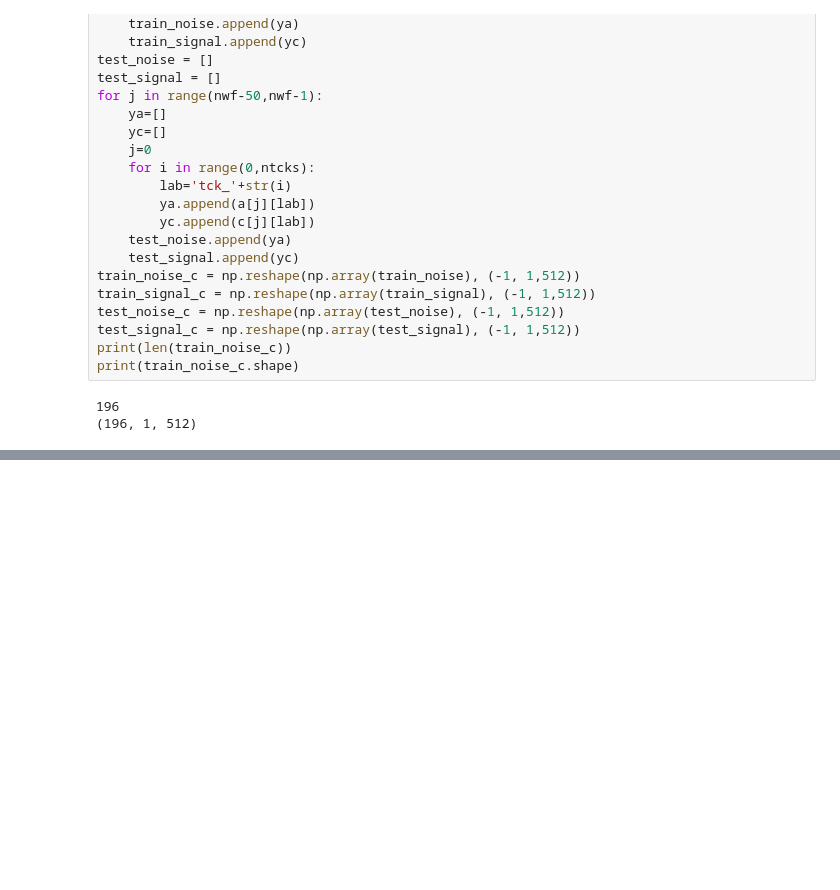
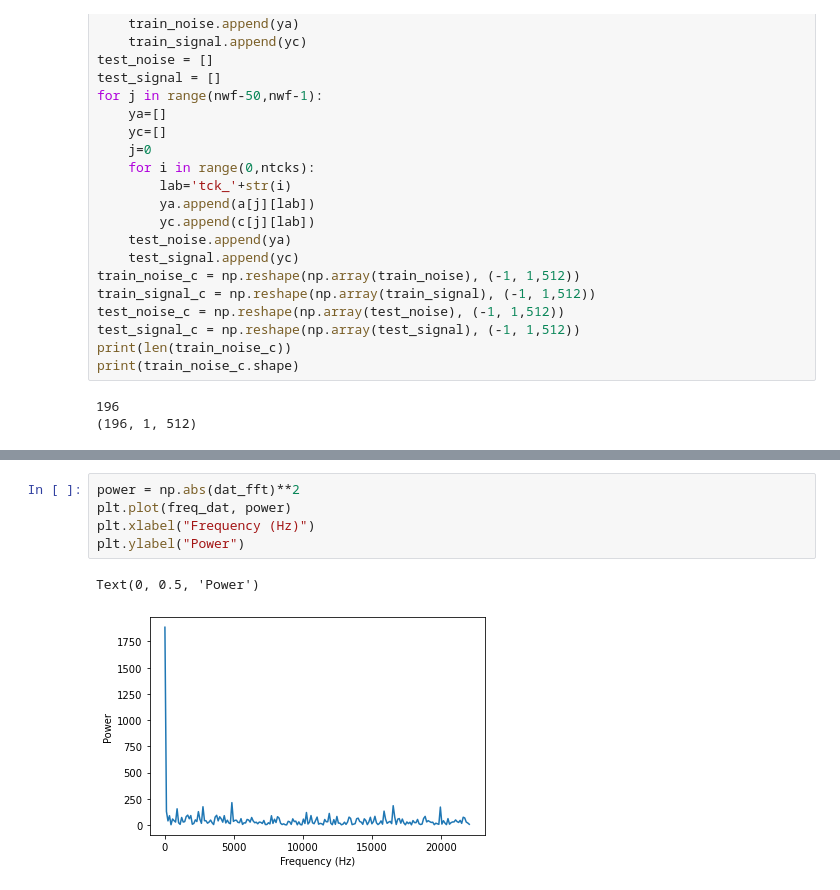
Before and after one commit to Gwynndandy/VQVAE-studies, a Jupyter notebook: scratch.ipynb, the cells around one changed output, grey strips where cells are left out. Cells and saved outputs as stored; diff of their text form; blank space fills up the shorter version.

```diff
--- a/scratch.ipynb
+++ b/scratch.ipynb
@@ -132,0 +188,8 @@ for i in range(len(test_signal)-1):
+# %%
+power = np.abs(dat_fft)**2
+plt.plot(freq_dat, power)
+plt.xlabel("Frequency (Hz)")
+plt.ylabel("Power")
+# %% [output]
+Text(0, 0.5, 'Power')
+[figure, added]
```
Also changed, not shown: parts of 10 cells of this notebook, 3 other files.
